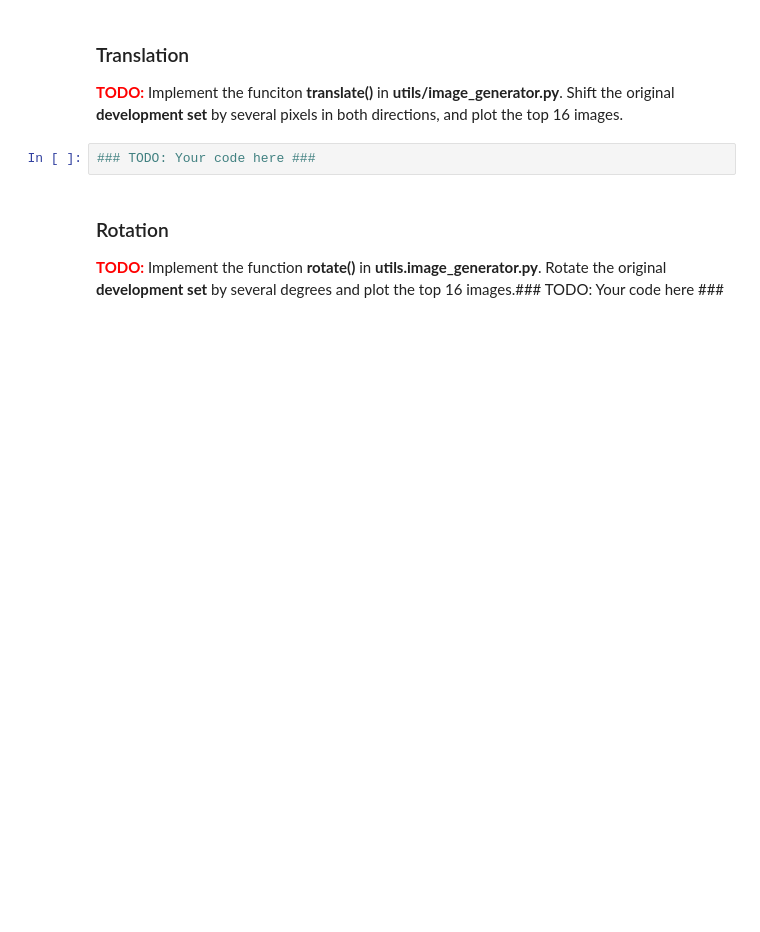
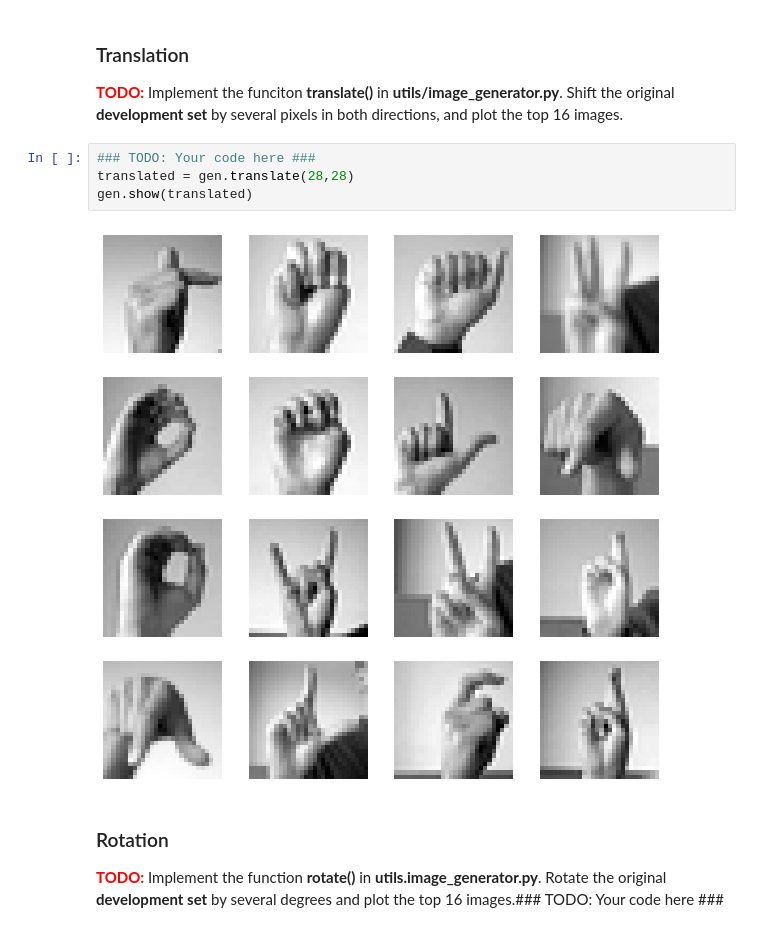
Before and after one commit to xs2445/21fall_courses, a Jupyter notebook: e4040/hw2/task4-augmentation.ipynb, the cells around one changed output. Cells and saved outputs as stored; diff of their text form; blank space fills up the shorter version.

```diff
--- a/e4040/hw2/task4-augmentation.ipynb
+++ b/e4040/hw2/task4-augmentation.ipynb
@@ -151,6 +156,10 @@ gen.show(flipped)
 <span style="color:red">__TODO:__</span> Implement the funciton **translate()** in **utils/image_generator.py**. Shift the original __development set__ by several pixels in both directions, and plot the top 16 images.
 # %%
 ### TODO: Your code here ###
+translated = gen.translate(28,28)
+gen.show(translated)
+# %% [output]
+[figure, added]
 # %% [markdown]
 ### Rotation
 
```
Also changed, not shown: parts of 5 cells of this notebook, 2 other files.
